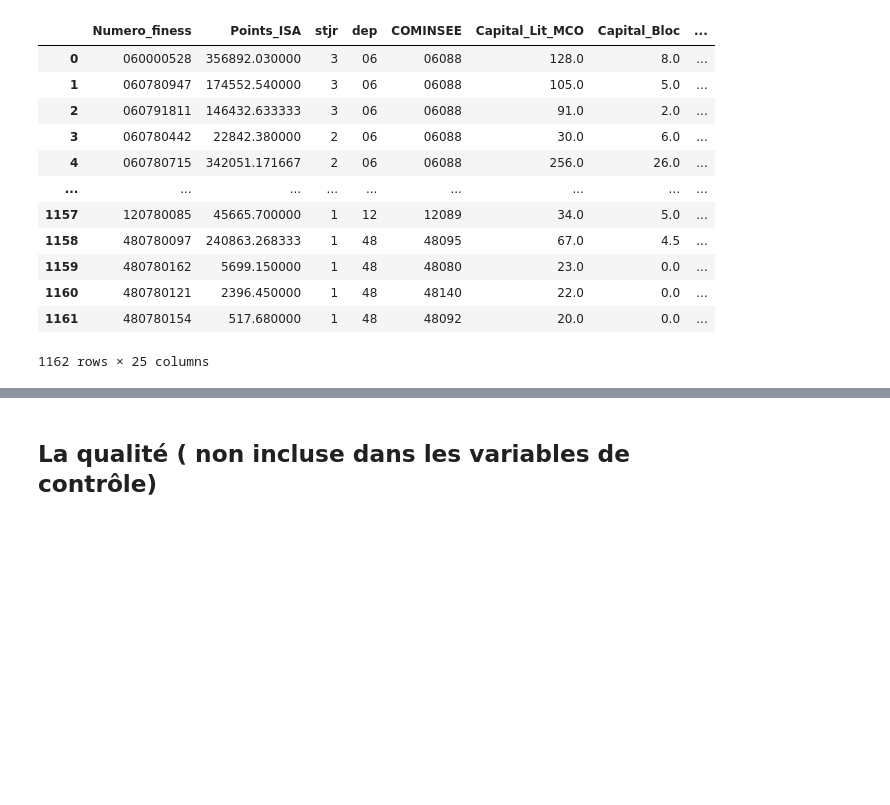
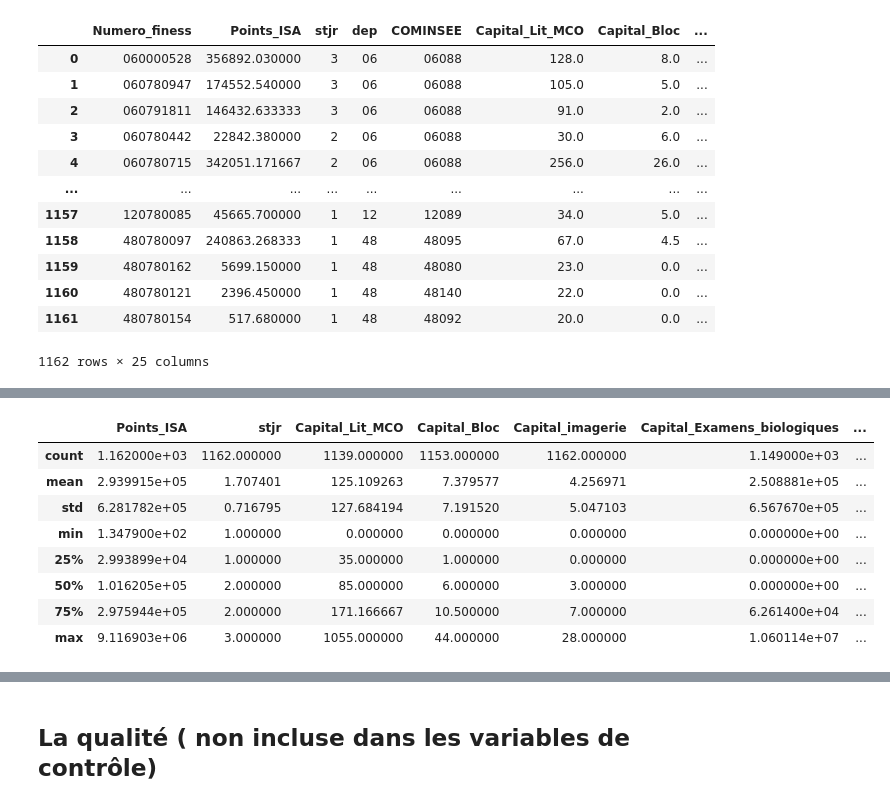
Before and after one commit to VincianeDesbois/Hopitaux_Production, a Jupyter notebook: Variables_de_controle .ipynb, the cells around one changed output, grey strips where cells are left out. Drawn from its saved outputs; the diff is of its cells as text; code cells hidden in the pictures; blank space fills up the shorter version.

```diff
--- a/Variables_de_controle .ipynb
+++ b/Variables_de_controle .ipynb
@@ -1622,0 +1657,12 @@ Var_CTRL.to_csv('C:/Users/louis/OneDrive/Documents/ENSAE/2A/Stat_app/Variables_c
+# %%
+Var_CTRL.describe ()
+# %% [output]
+|  | Points_ISA | stjr | Capital_Lit_MCO | Capital_Bloc | Capital_imagerie | Capital_Examens_biologiques | ... |
+| count | 1.162000e+03 | 1162.000000 | 1139.000000 | 1153.000000 | 1162.000000 | 1.149000e+03 | ... |
+| mean | 2.939915e+05 | 1.707401 | 125.109263 | 7.379577 | 4.256971 | 2.508881e+05 | ... |
+| std | 6.281782e+05 | 0.716795 | 127.684194 | 7.191520 | 5.047103 | 6.567670e+05 | ... |
+| min | 1.347900e+02 | 1.000000 | 0.000000 | 0.000000 | 0.000000 | 0.000000e+00 | ... |
+| 25% | 2.993899e+04 | 1.000000 | 35.000000 | 1.000000 | 0.000000 | 0.000000e+00 | ... |
+| 50% | 1.016205e+05 | 2.000000 | 85.000000 | 6.000000 | 3.000000 | 0.000000e+00 | ... |
+| 75% | 2.975944e+05 | 2.000000 | 171.166667 | 10.500000 | 7.000000 | 6.261400e+04 | ... |
+| max | 9.116903e+06 | 3.000000 | 1055.000000 | 44.000000 | 28.000000 | 1.060114e+07 | ... |
```
Also changed, not shown: parts of 24 cells of this notebook.
